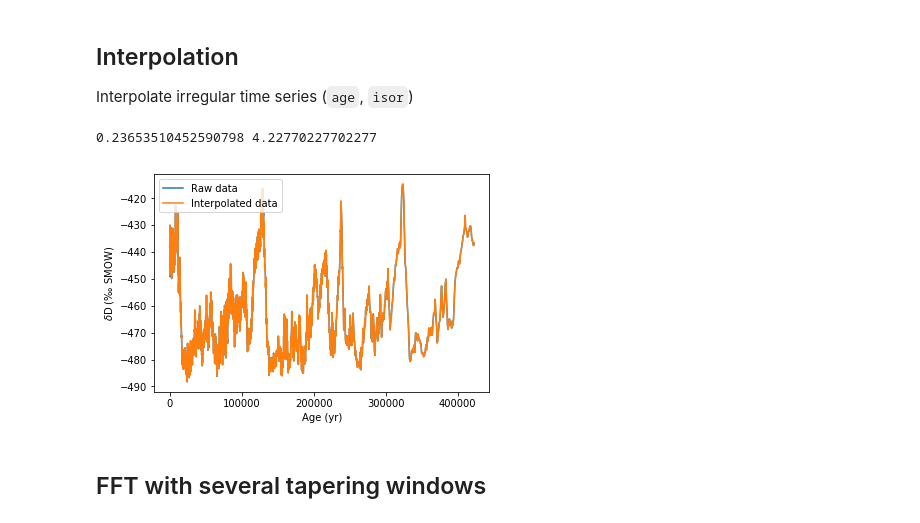
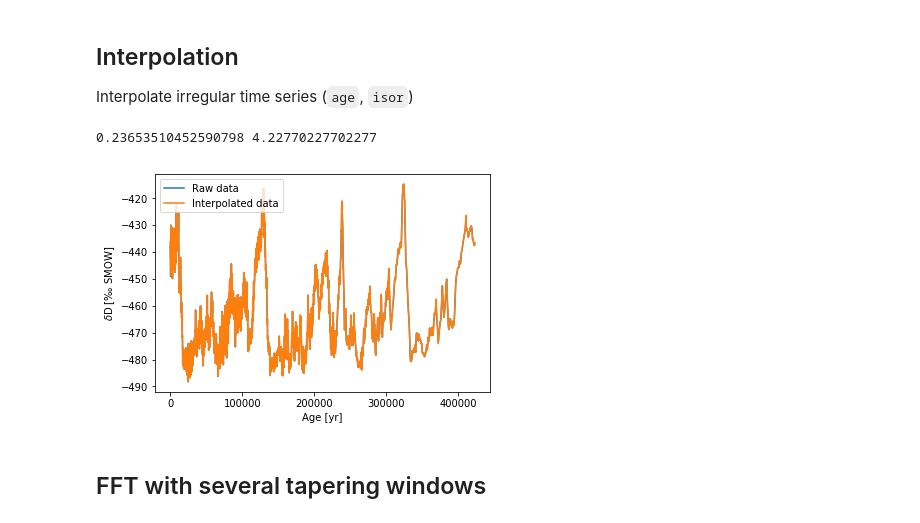
Before and after one commit to rokuwaki/cyclicalDataAnalysis, a Jupyter notebook: cyclicalDataAnalysis.ipynb, the cells around one changed output. Saved outputs shown, nothing was run; the diff lists cells and outputs as text; code cells hidden in the pictures.

```diff
--- a/cyclicalDataAnalysis.ipynb
+++ b/cyclicalDataAnalysis.ipynb
@@ -78,20 +78,20 @@ Interpolate irregular time series (`age`, `isor`)
 # %%
 plt.plot(age, isor, label='Raw data')
 
 tmp = interpolate.interp1d(age, isor)
 age_interp = np.linspace(min(age), max(age), 100000)
 isor_interp = tmp(age_interp)
 sampling_rate = abs(age_interp[2]-age_interp[3])
 sampling_freq = 1/sampling_rate
 print(sampling_freq, sampling_rate)
 plt.plot(age_interp, isor_interp, label='Interpolated data')
-plt.xlabel('Age (yr)')
-plt.ylabel(r'$\delta$D (‰ SMOW)')
+plt.xlabel('Age [yr]')
+plt.ylabel(r'$\delta$D [‰ SMOW]')
 plt.legend()
 plt.show()
 # %% [output]
 0.23653510452590798 4.22770227702277
-[figure, old version]
+[figure, new version]
 # %% [markdown]
 ## FFT with several tapering windows
 # %%
```
